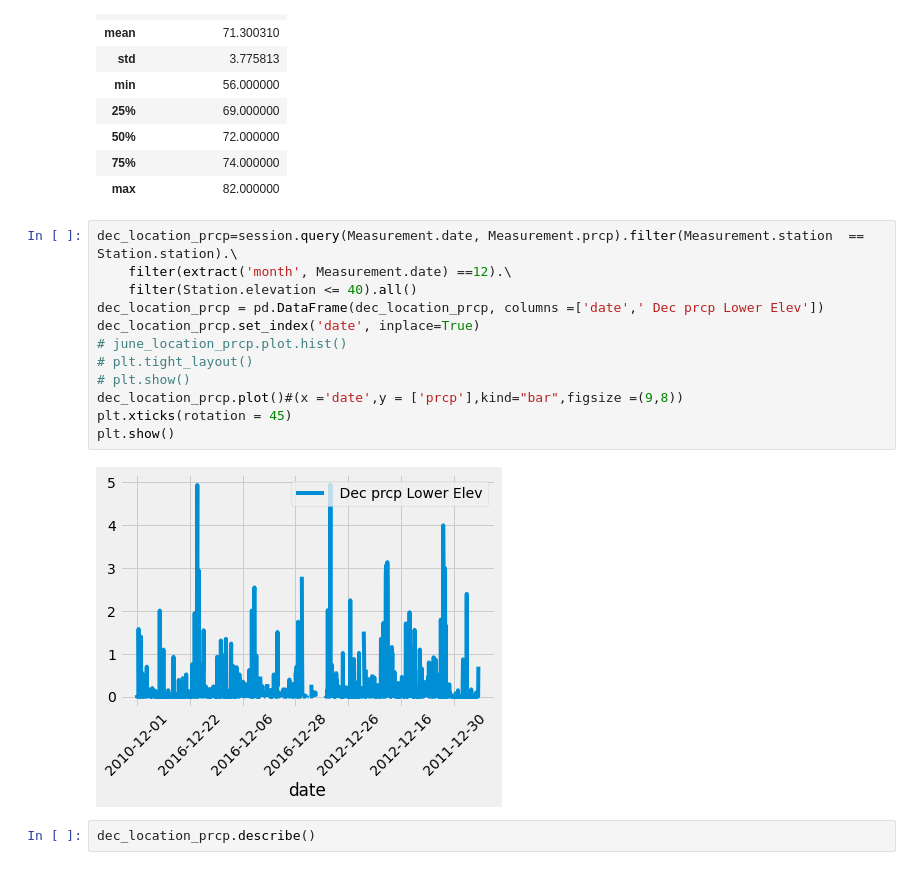
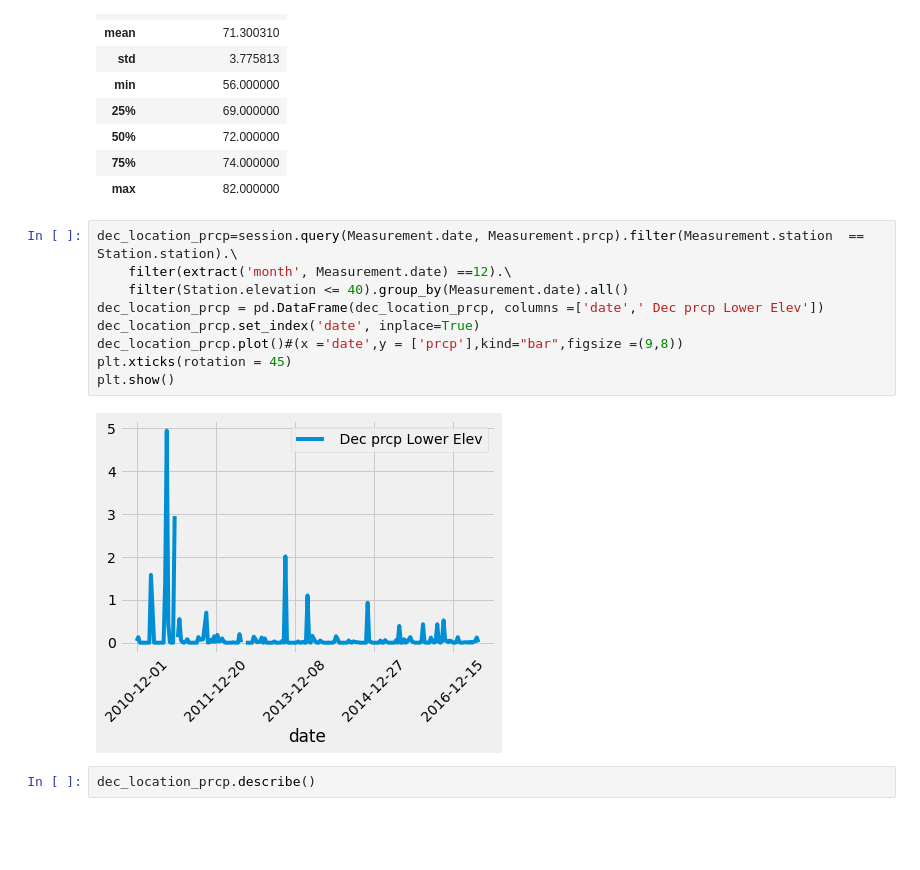
Before and after one commit to Cthompsonlbi/Surfs-Up, a Jupyter notebook: climate_analysis.ipynb, the cells around one changed output. Drawn from its saved outputs; the diff is of its cells as text; blank space fills up the shorter version.

```diff
--- a/climate_analysis.ipynb
+++ b/climate_analysis.ipynb
@@ -210,17 +202,14 @@ dec_location_temps.describe()
 # %%
 dec_location_prcp=session.query(Measurement.date, Measurement.prcp).filter(Measurement.station  == Station.station).\
     filter(extract('month', Measurement.date) ==12).\
-    filter(Station.elevation <= 40).all()
+    filter(Station.elevation <= 40).group_by(Measurement.date).all()
 dec_location_prcp = pd.DataFrame(dec_location_prcp, columns =['date',' Dec prcp Lower Elev'])
 dec_location_prcp.set_index('date', inplace=True)
-# june_location_prcp.plot.hist()
-# plt.tight_layout()
-# plt.show()
 dec_location_prcp.plot()#(x ='date',y = ['prcp'],kind="bar",figsize =(9,8))
 plt.xticks(rotation = 45)
 plt.show()
 # %% [output]
-[figure, old version]
+[figure, new version]
 # %%
 dec_location_prcp.describe()
 # %% [output]
```
Also changed, not shown: parts of 2 cells of this notebook, 1 other file.
